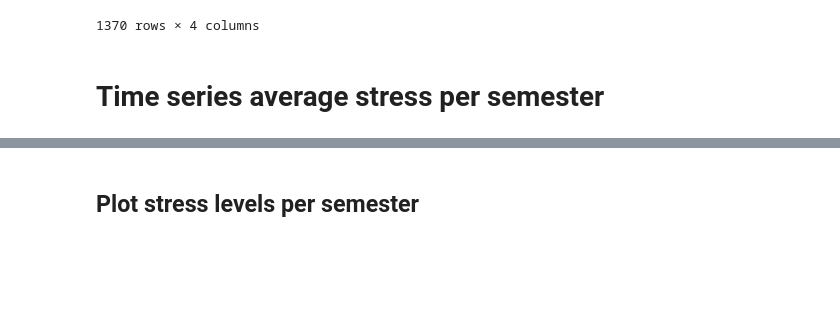
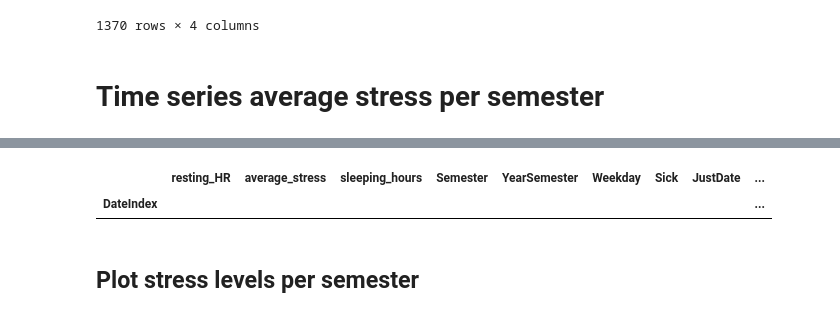
Before and after one commit to cats-and-the-city/playground, a Jupyter notebook: GarminDataStressWellnessActivities.ipynb, the cells around one changed output, grey strips where cells are left out. Saved outputs shown, nothing was run; the diff lists cells and outputs as text; code cells hidden in the pictures; blank space fills up the shorter version.

```diff
--- a/GarminDataStressWellnessActivities.ipynb
+++ b/GarminDataStressWellnessActivities.ipynb
@@ -337,3 +358,8 @@ health_df
+# %%
+health_df.loc[health_df['Lecturing'].isin(['1', '2'])]
+# %% [output]
+|  | resting_HR | average_stress | sleeping_hours | Semester | YearSemester | Weekday | Sick | JustDate | ... |
+| DateIndex |  |  |  |  |  |  |  |  | ... |
 # %% [markdown]
 ## Plot stress levels per semester
 # %%
```
Also changed, not shown: parts of 16 cells of this notebook.
